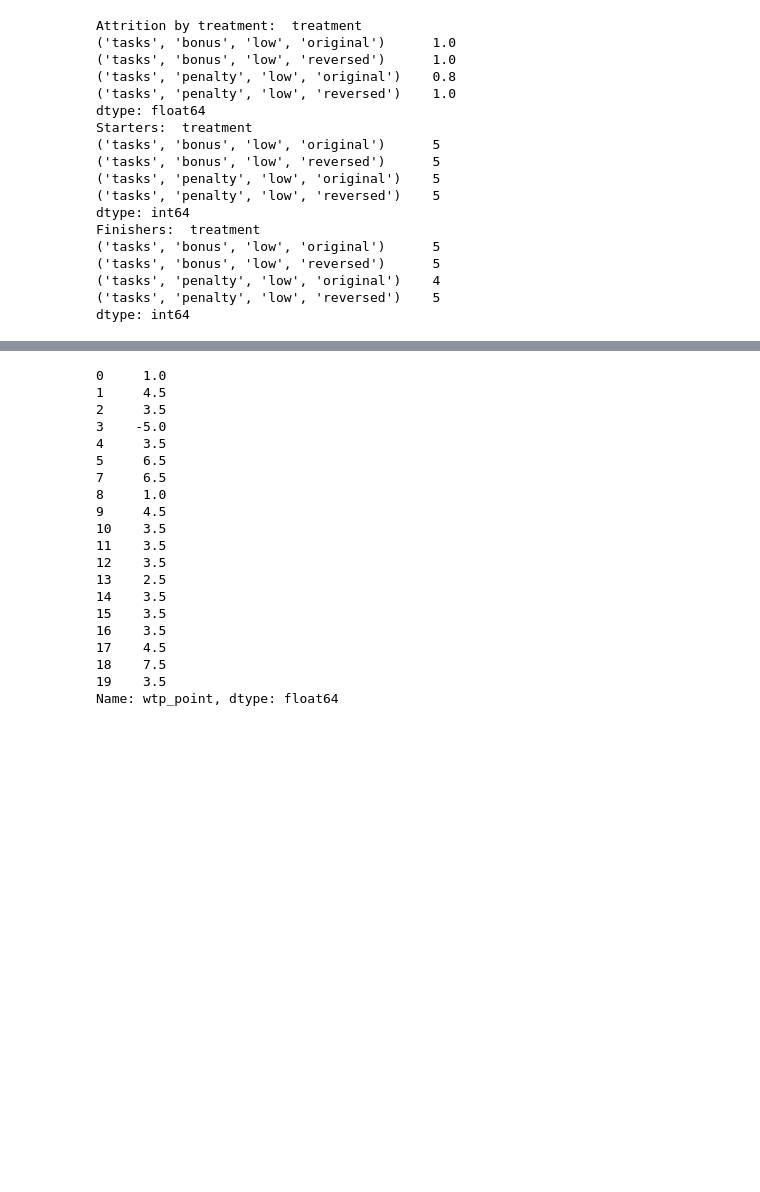
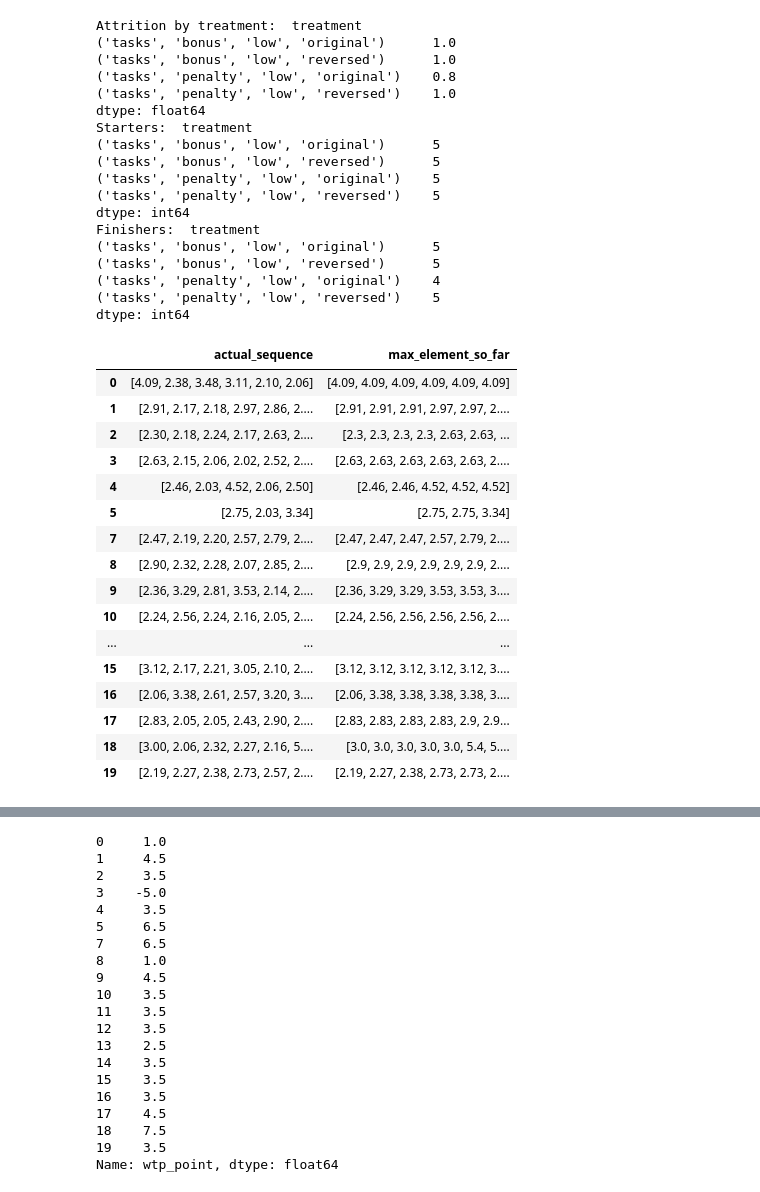
Before and after one commit to LukasBolte/EmotionalInattention, a Jupyter notebook: data_analysis_pilot3.ipynb, the cells around one changed output, grey strips where cells are left out. Drawn from its saved outputs; the diff is of its cells as text; code cells hidden in the pictures; blank space fills up the shorter version.

```diff
--- a/data_analysis_pilot3.ipynb
+++ b/data_analysis_pilot3.ipynb
@@ -269,6 +273,28 @@ def get_element_at_index(row):
 data['max_bonus_possible'] = data.apply(get_element_at_index, axis=1)
 
 
+def get_sequence(row):
+
+   return json.loads(row['sequence'][row['valence']])[:int(row['num_draws'])]
+# Create a new column 'new_column' based on the custom function
+data['actual_sequence'] = data.apply(get_sequence, axis=1)
+
+def get_max_element_so_far(row):
+
+    max_so_far = 2
+    max_values = []
+    for num in row['actual_sequence']:
+        max_so_far = max(max_so_far, float(num))  # Update the maximum so far
+        max_values.append(max_so_far)
+
+    max_values = max_values[:int(row['num_draws'])]
+    return max_values
+
+
+
+#    return json.loads(row['sequence'][row['valence']])[:int(row['num_draws'])]
+# Create a new column 'new_column' based on the custom function
+data['max_element_so_far'] = data.apply(get_max_element_so_far, axis=1)
 
 
 def list_of_optimal_choice(row):
@@ -282,33 +308,54 @@ def list_of_optimal_choice(row):
         return optimal_choice
 
     for i in range(len(tentative_bonus_sequence)):
         if i==0:
             if float(sequence[i]) > float(tentative_bonus_sequence[i]):
                 optimal_choice.append(False)
             else:
                 optimal_choice.append(True)
 
         else:
             if float(sequence[i]) > float(tentative_bonus_sequence[i]) or (float(tentative_bonus_sequence[i-1])>float(tentative_bonus_sequence[i])):
                 optimal_choice.append(False)
             else:
                 optimal_choice.append(True)
 
 
     return optimal_choice
 # Create a new column 'new_column' based on the custom function
 data['optimal_choice'] = data.apply(list_of_optimal_choice, axis=1)
 
 data['optimal_choice']
 
 
+data['share_optimal_choice'] = data['optimal_choice'].apply(lambda x: sum(x)/len(x))
 
 # Custom function to check if all Booleans in a list are True
 def check_all_true(bool_list):
     return all(bool_list)
 
 # Create a new column 'new_column' based on the custom function
 data['optimal_choice_everywhere'] = data['optimal_choice'].apply(check_all_true)
+
+data[['actual_sequence','max_element_so_far']]
+# %% [output]
+|  | actual_sequence | max_element_so_far |
+| 0 | [4.09, 2.38, 3.48, 3.11, 2.10, 2.06] | [4.09, 4.09, 4.09, 4.09, 4.09, 4.09] |
+| 1 | [2.91, 2.17, 2.18, 2.97, 2.86, 2.... | [2.91, 2.91, 2.91, 2.97, 2.97, 2.... |
+| 2 | [2.30, 2.18, 2.24, 2.17, 2.63, 2.... | [2.3, 2.3, 2.3, 2.3, 2.63, 2.63, ... |
+| 3 | [2.63, 2.15, 2.06, 2.02, 2.52, 2.... | [2.63, 2.63, 2.63, 2.63, 2.63, 2.... |
+| 4 | [2.46, 2.03, 4.52, 2.06, 2.50] | [2.46, 2.46, 4.52, 4.52, 4.52] |
+| 5 | [2.75, 2.03, 3.34] | [2.75, 2.75, 3.34] |
+| 7 | [2.47, 2.19, 2.20, 2.57, 2.79, 2.... | [2.47, 2.47, 2.47, 2.57, 2.79, 2.... |
+| 8 | [2.90, 2.32, 2.28, 2.07, 2.85, 2.... | [2.9, 2.9, 2.9, 2.9, 2.9, 2.9, 2.... |
+| 9 | [2.36, 3.29, 2.81, 3.53, 2.14, 2.... | [2.36, 3.29, 3.29, 3.53, 3.53, 3.... |
+| 10 | [2.24, 2.56, 2.24, 2.16, 2.05, 2.... | [2.24, 2.56, 2.56, 2.56, 2.56, 2.... |
+| ... | ... | ... |
+| 15 | [3.12, 2.17, 2.21, 3.05, 2.10, 2.... | [3.12, 3.12, 3.12, 3.12, 3.12, 3.... |
+| 16 | [2.06, 3.38, 2.61, 2.57, 3.20, 3.... | [2.06, 3.38, 3.38, 3.38, 3.38, 3.... |
+| 17 | [2.83, 2.05, 2.05, 2.43, 2.90, 2.... | [2.83, 2.83, 2.83, 2.83, 2.9, 2.9... |
+| 18 | [3.00, 2.06, 2.32, 2.27, 2.16, 5.... | [3.0, 3.0, 3.0, 3.0, 3.0, 5.4, 5.... |
+| 19 | [2.19, 2.27, 2.38, 2.73, 2.57, 2.... | [2.19, 2.27, 2.38, 2.73, 2.73, 2.... |
 # %%
 # Step 1: Create a list of strings in the required format
 rows_as_text = [f"{label},{round(bonus_payment, 2)}" for label, bonus_payment in zip(data['label'], data['bonus_payment'])]
```
Also changed, not shown: parts of 7 cells of this notebook, 11 other files.
